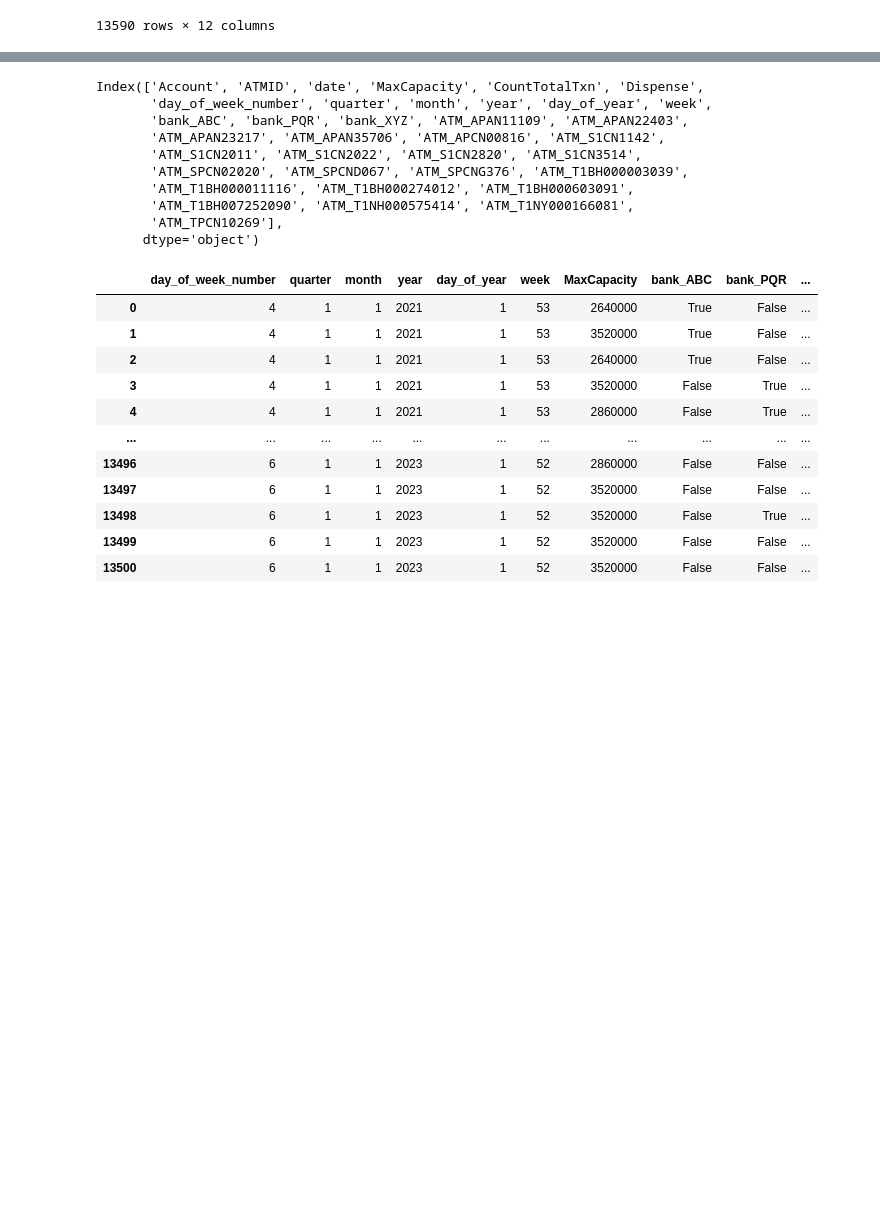
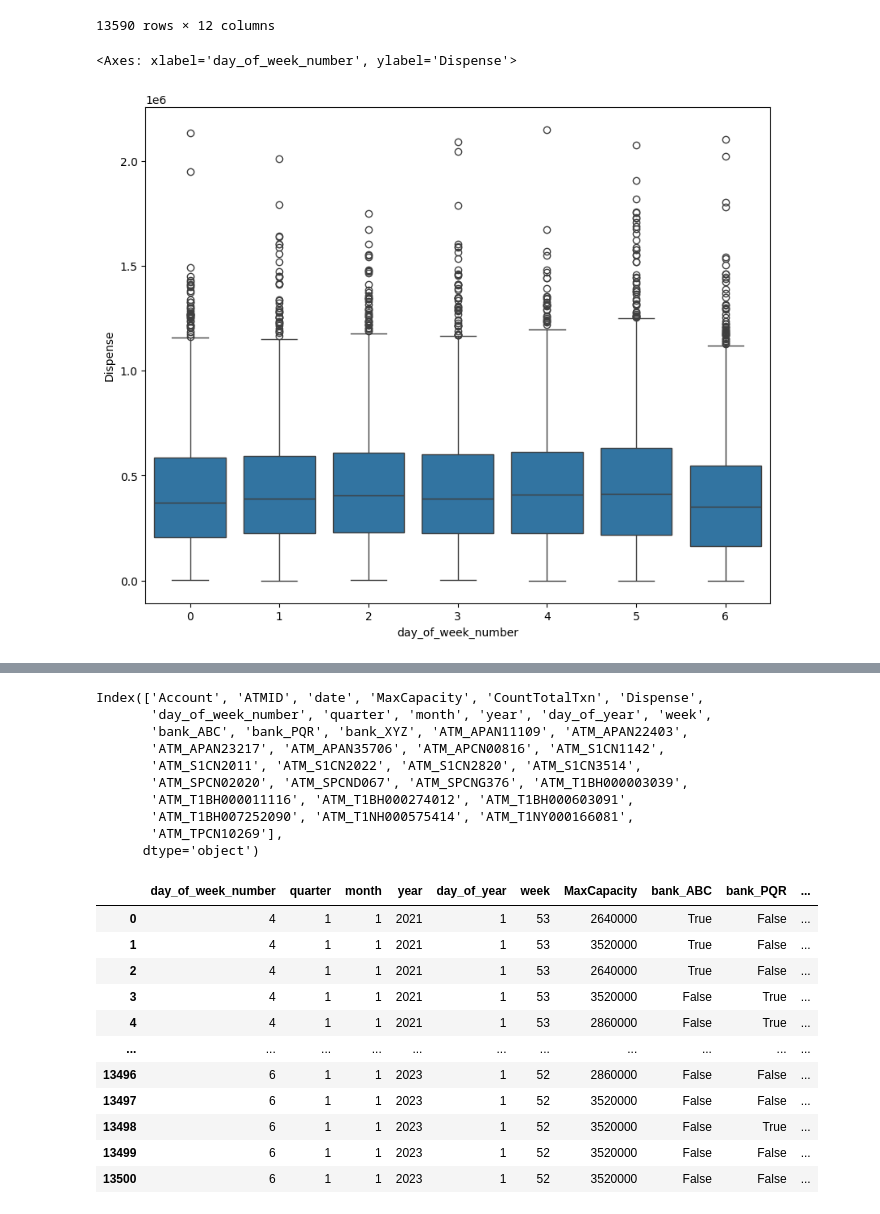
Before and after one commit to sumitmg/atm-cash-flow-prediction, a Jupyter notebook: code.ipynb, the cells around one changed output, grey strips where cells are left out. Saved outputs shown, nothing was run; the diff lists cells and outputs as text; code cells hidden in the pictures; blank space fills up the shorter version.

```diff
--- a/code.ipynb
+++ b/code.ipynb
@@ -196,10 +220,10 @@ percentile_values(df1['Dispense'])
 # %%
-df1['day_of_week_number'] = df1['date'].dt.dayofweek
-df1['quarter'] = df1['date'].dt.quarter
-df1['month'] = df1['date'].dt.month
-df1['year'] = df1['date'].dt.year
-df1['day_of_year'] = df1['date'].dt.dayofyear
-df1['week'] = df1['date'].dt.isocalendar().week
+df1.loc[:,'day_of_week_number'] = df1['date'].dt.dayofweek
+df1.loc[:,'quarter'] = df1['date'].dt.quarter
+df1.loc[:,'month'] = df1['date'].dt.month
+df1.loc[:,'year'] = df1['date'].dt.year
+df1.loc[:,'day_of_year'] = df1['date'].dt.dayofyear
+df1.loc[:,'week'] = df1['date'].dt.isocalendar().week
 # %% [output]
 A value is trying to be set on a copy of a slice from a DataFrame.
 Try using .loc[row_indexer,col_indexer] = value instead
@@ -234,3 +258,11 @@ df1
 | 14591 | XYZ | T1BH007252090 | 2023-02-22 | 3520000 | 73 | 137600 | 2 | 1 | 2 | ... |
 | 14592 | XYZ | T1BH000003039 | 2023-02-22 | 3520000 | 92 | 419000 | 2 | 1 | 2 | ... |
 13590 rows × 12 columns
+# %%
+fig, ax = plt.subplots(figsize = (10,8))
+sns.boxplot(data = df1, x = 'day_of_week_number', y = 'Dispense')
+
+# Monday = 0, Sunday = 6
+# %% [output]
+<Axes: xlabel='day_of_week_number', ylabel='Dispense'>
+[figure, added]
```
Also changed, not shown: parts of 21 cells of this notebook.
